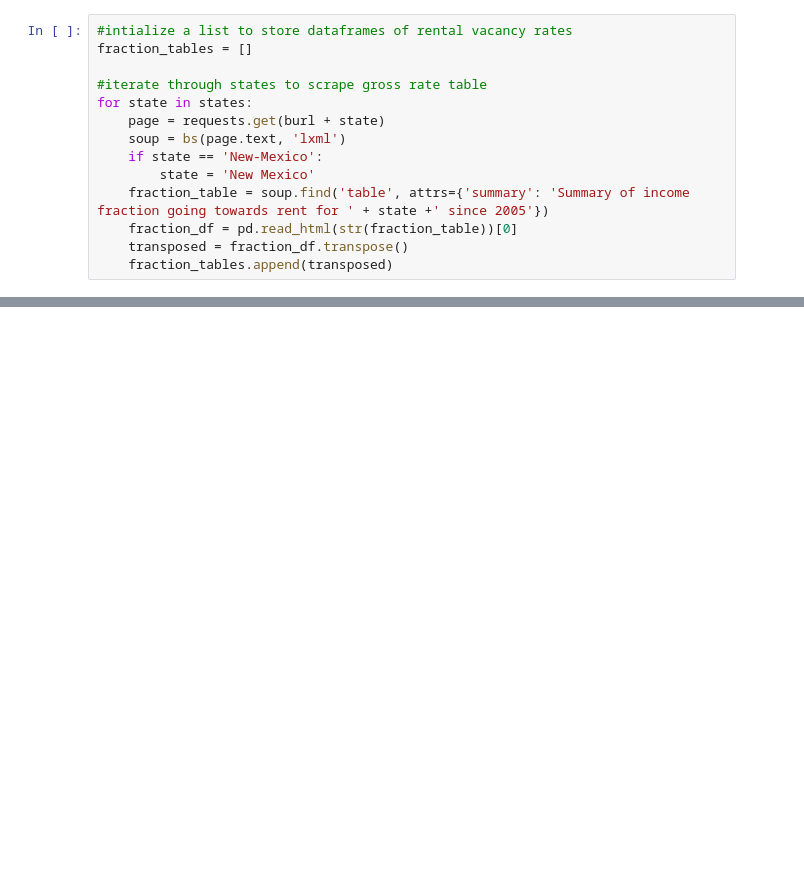
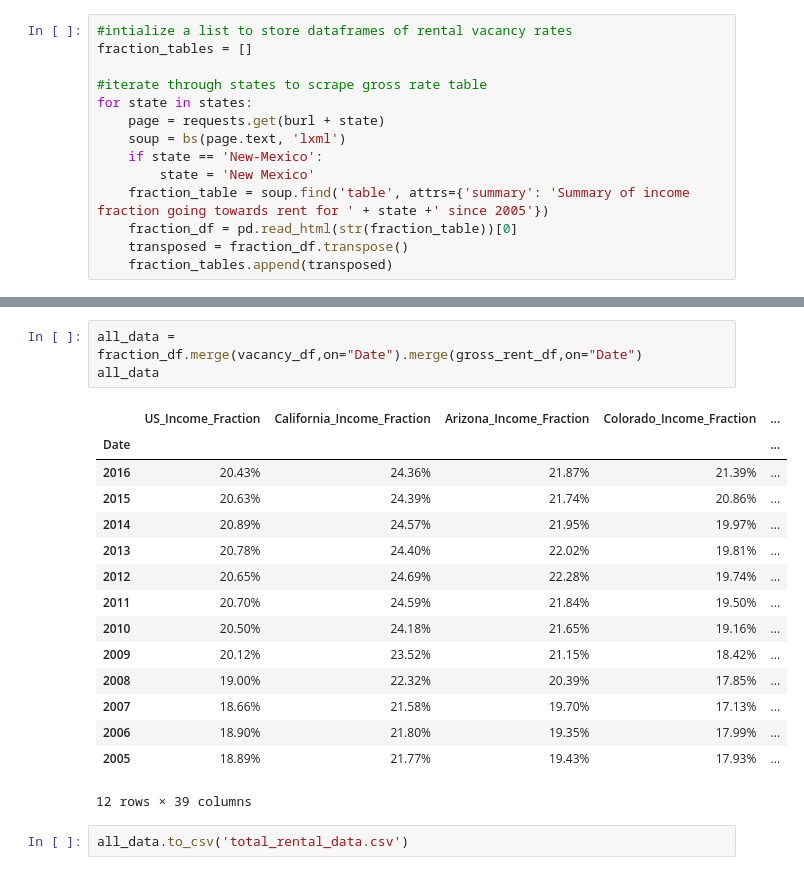
Before and after one commit to charlasu/california-quitters, a Jupyter notebook: code/Rental_Scrape.ipynb, the cells around one changed output, grey strips where cells are left out. Cells and saved outputs as stored; diff of their text form; blank space fills up the shorter version.

Commit message:
re scraped rental info to compile in a single file

```diff
--- a/code/Rental_Scrape.ipynb
+++ b/code/Rental_Scrape.ipynb
@@ -127,0 +131,21 @@ fraction_df
+# %%
+all_data = fraction_df.merge(vacancy_df,on="Date").merge(gross_rent_df,on="Date")
+all_data
+# %% [output]
+|  | US_Income_Fraction | California_Income_Fraction | Arizona_Income_Fraction | Colorado_Income_Fraction | ... |
+| Date |  |  |  |  | ... |
+| 2016 | 20.43% | 24.36% | 21.87% | 21.39% | ... |
+| 2015 | 20.63% | 24.39% | 21.74% | 20.86% | ... |
+| 2014 | 20.89% | 24.57% | 21.95% | 19.97% | ... |
+| 2013 | 20.78% | 24.40% | 22.02% | 19.81% | ... |
+| 2012 | 20.65% | 24.69% | 22.28% | 19.74% | ... |
+| 2011 | 20.70% | 24.59% | 21.84% | 19.50% | ... |
+| 2010 | 20.50% | 24.18% | 21.65% | 19.16% | ... |
+| 2009 | 20.12% | 23.52% | 21.15% | 18.42% | ... |
+| 2008 | 19.00% | 22.32% | 20.39% | 17.85% | ... |
+| 2007 | 18.66% | 21.58% | 19.70% | 17.13% | ... |
+| 2006 | 18.90% | 21.80% | 19.35% | 17.99% | ... |
+| 2005 | 18.89% | 21.77% | 19.43% | 17.93% | ... |
+12 rows × 39 columns
+# %%
+all_data.to_csv('total_rental_data.csv')
```
Also changed, not shown: parts of 3 cells of this notebook, 5 other files.
